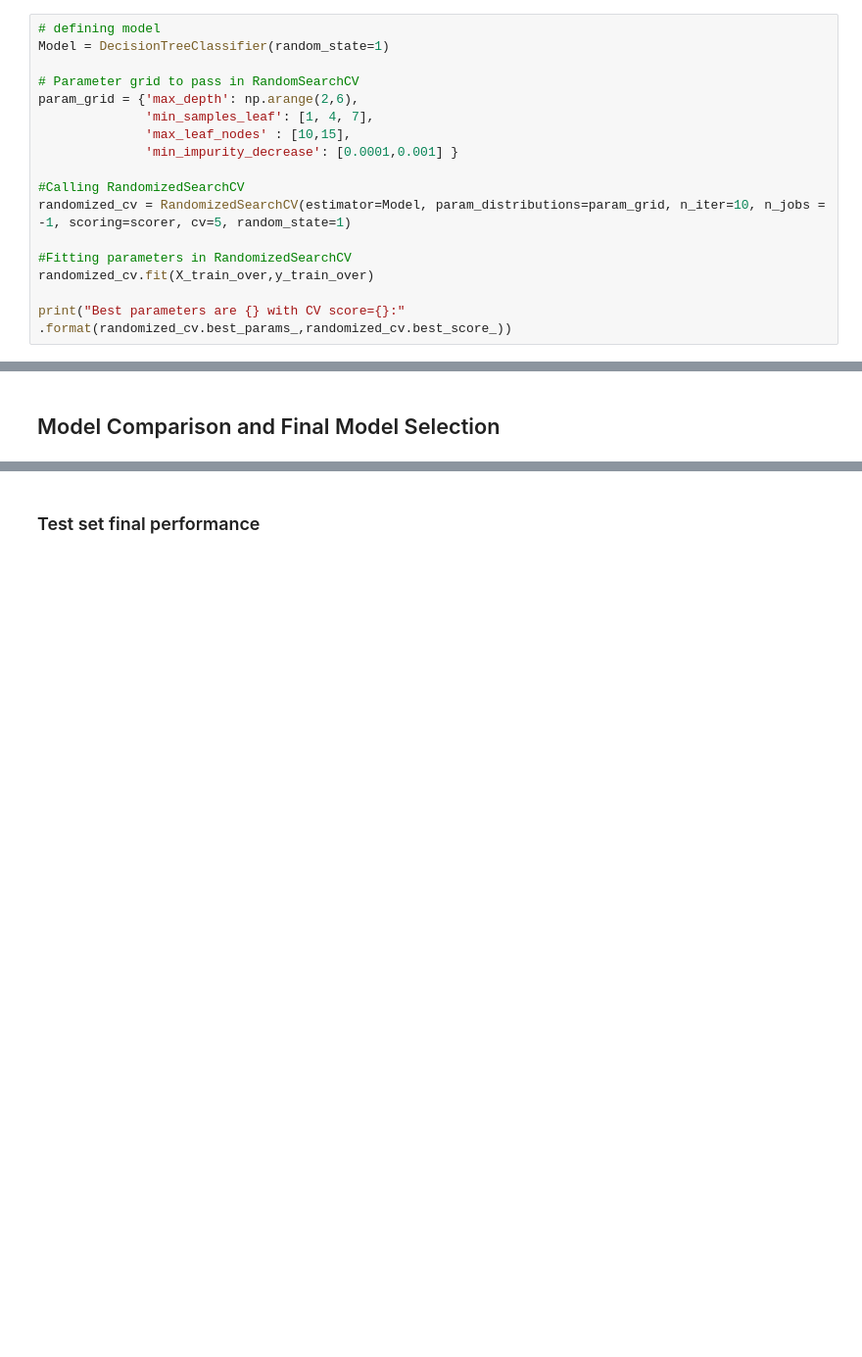
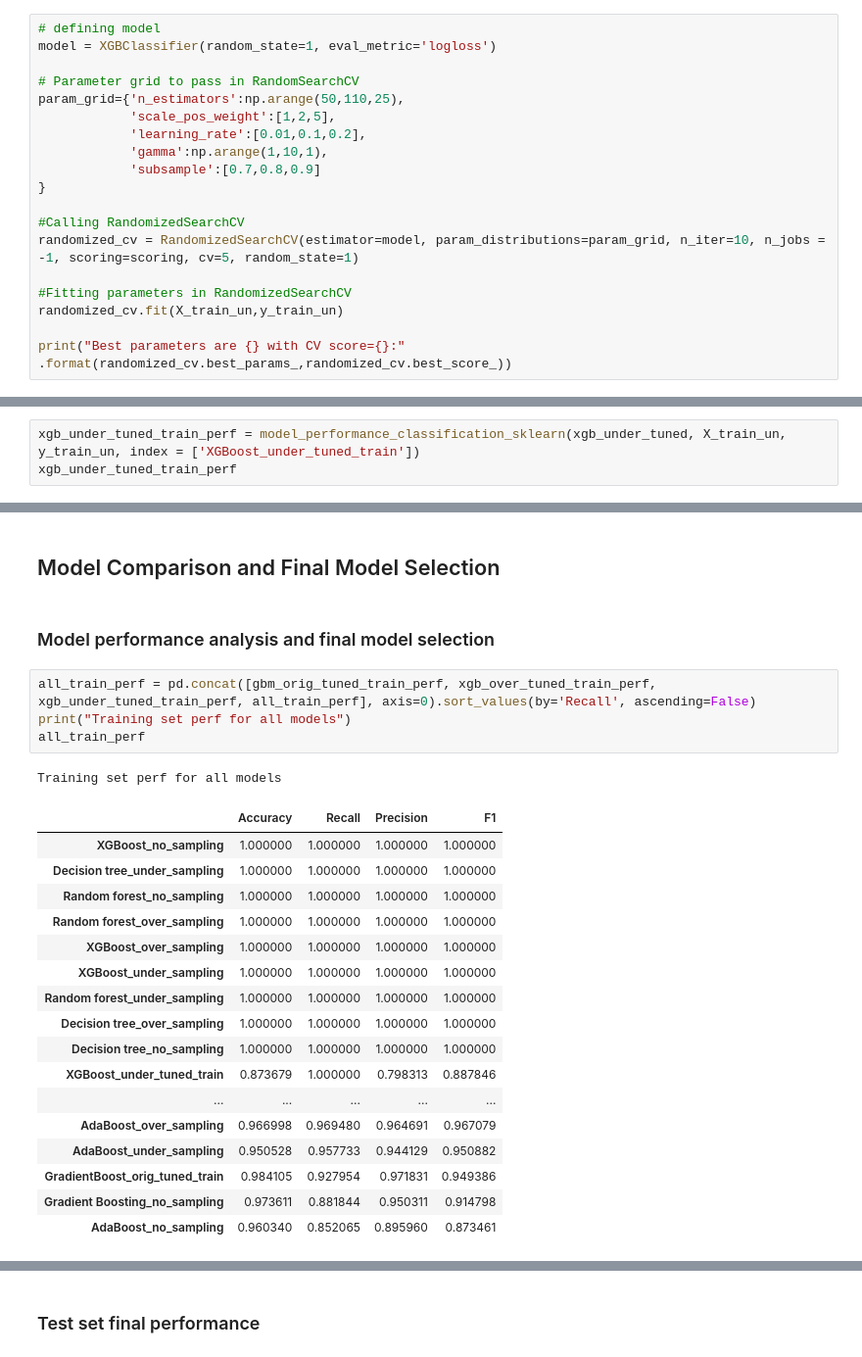
Before and after one commit to sheikhomer/CreditCardChurnPrediction, a Jupyter notebook: AML_Project_LearnerNotebook_FullCode.ipynb, the cells around one changed output, grey strips where cells are left out. Shown at 98% size. Drawn from its saved outputs; the diff is of its cells as text; blank space fills up the shorter version.

```diff
--- a/AML_Project_LearnerNotebook_FullCode.ipynb
+++ b/AML_Project_LearnerNotebook_FullCode.ipynb
@@ -1165,17 +1466,19 @@ print("Best parameters are {} with CV score={}:" .format(randomized_cv.best_para
 # %%
 # defining model
-Model = DecisionTreeClassifier(random_state=1)
+model = XGBClassifier(random_state=1, eval_metric='logloss')
 
 # Parameter grid to pass in RandomSearchCV
-param_grid = {'max_depth': np.arange(2,6),
-              'min_samples_leaf': [1, 4, 7],
-              'max_leaf_nodes' : [10,15],
-              'min_impurity_decrease': [0.0001,0.001] }
+param_grid={'n_estimators':np.arange(50,110,25),
+            'scale_pos_weight':[1,2,5],
+            'learning_rate':[0.01,0.1,0.2],
+            'gamma':np.arange(1,10,1),
+            'subsample':[0.7,0.8,0.9]
+}
 
 #Calling RandomizedSearchCV
-randomized_cv = RandomizedSearchCV(estimator=Model, param_distributions=param_grid, n_iter=10, n_jobs = -1, scoring=scorer, cv=5, random_state=1)
+randomized_cv = RandomizedSearchCV(estimator=model, param_distributions=param_grid, n_iter=10, n_jobs = -1, scoring=scoring, cv=5, random_state=1)
 
 #Fitting parameters in RandomizedSearchCV
-randomized_cv.fit(X_train_over,y_train_over)
+randomized_cv.fit(X_train_un,y_train_un)
 
 print("Best parameters are {} with CV score={}:" .format(randomized_cv.best_params_,randomized_cv.best_score_))
@@ -1200,0 +1502,3 @@ print("Best parameters are {} with CV score={}:" .format(randomized_cv.best_para
+# %%
+xgb_under_tuned_train_perf = model_performance_classification_sklearn(xgb_under_tuned, X_train_un, y_train_un, index = ['XGBoost_under_tuned_train'])
+xgb_under_tuned_train_perf
@@ -1201,2 +1517,27 @@ print("Best parameters are {} with CV score={}:" .format(randomized_cv.best_para
 # %% [markdown]
 ## Model Comparison and Final Model Selection
+# %% [markdown]
+### Model performance analysis and final model selection
+# %%
+all_train_perf = pd.concat([gbm_orig_tuned_train_perf, xgb_over_tuned_train_perf, xgb_under_tuned_train_perf, all_train_perf], axis=0).sort_values(by='Recall', ascending=False)
+print("Training set perf for all models")
+all_train_perf
+# %% [output]
+Training set perf for all models
+|  | Accuracy | Recall | Precision | F1 |
+| XGBoost_no_sampling | 1.000000 | 1.000000 | 1.000000 | 1.000000 |
+| Decision tree_under_sampling | 1.000000 | 1.000000 | 1.000000 | 1.000000 |
+| Random forest_no_sampling | 1.000000 | 1.000000 | 1.000000 | 1.000000 |
+| Random forest_over_sampling | 1.000000 | 1.000000 | 1.000000 | 1.000000 |
+| XGBoost_over_sampling | 1.000000 | 1.000000 | 1.000000 | 1.000000 |
+| XGBoost_under_sampling | 1.000000 | 1.000000 | 1.000000 | 1.000000 |
+| Random forest_under_sampling | 1.000000 | 1.000000 | 1.000000 | 1.000000 |
+| Decision tree_over_sampling | 1.000000 | 1.000000 | 1.000000 | 1.000000 |
+| Decision tree_no_sampling | 1.000000 | 1.000000 | 1.000000 | 1.000000 |
+| XGBoost_under_tuned_train | 0.873679 | 1.000000 | 0.798313 | 0.887846 |
+| ... | ... | ... | ... | ... |
+| AdaBoost_over_sampling | 0.966998 | 0.969480 | 0.964691 | 0.967079 |
+| AdaBoost_under_sampling | 0.950528 | 0.957733 | 0.944129 | 0.950882 |
+| GradientBoost_orig_tuned_train | 0.984105 | 0.927954 | 0.971831 | 0.949386 |
+| Gradient Boosting_no_sampling | 0.973611 | 0.881844 | 0.950311 | 0.914798 |
+| AdaBoost_no_sampling | 0.960340 | 0.852065 | 0.895960 | 0.873461 |
```
Also changed, not shown: parts of 61 cells of this notebook.
